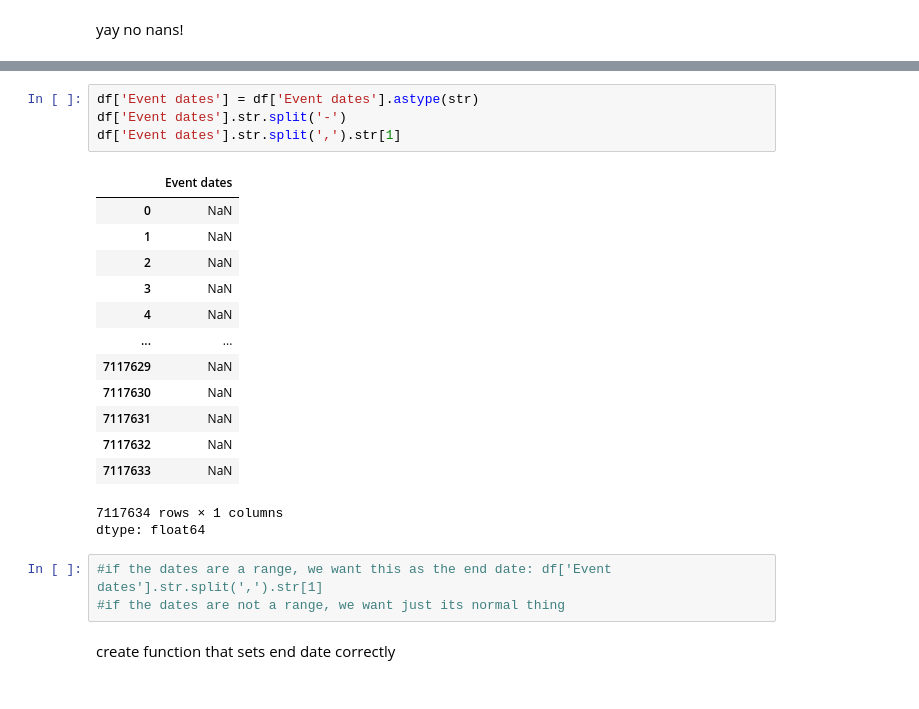
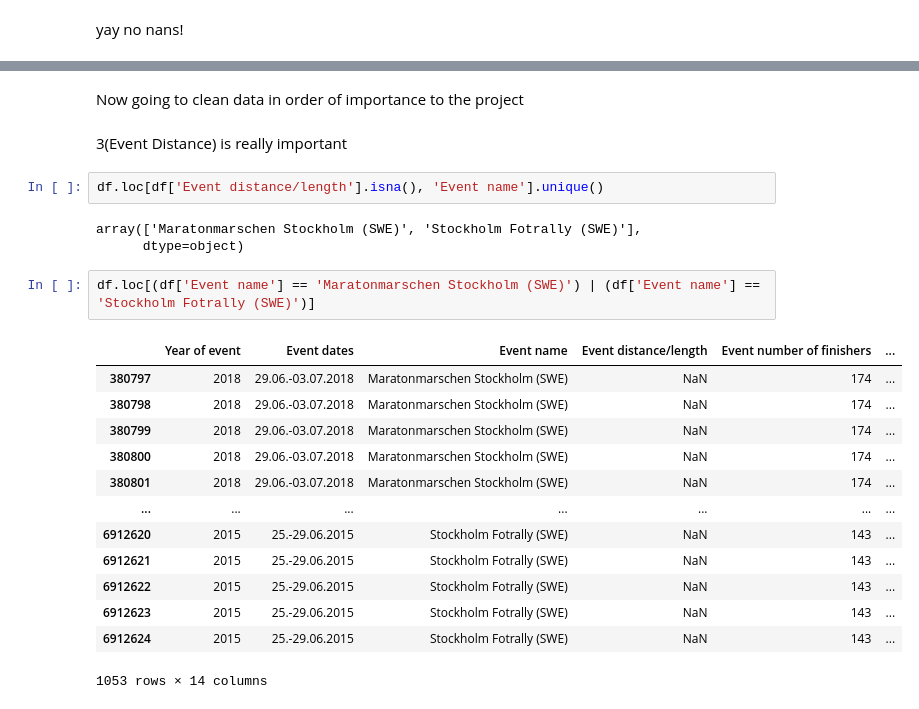
Before and after one commit to kendall-lucas25/women_endurance, a Jupyter notebook: DTSC_220_Final.ipynb, the cells around one changed output, grey strips where cells are left out. Cells and saved outputs as stored; diff of their text form.

```diff
--- a/DTSC_220_Final.ipynb
+++ b/DTSC_220_Final.ipynb
@@ -245,25 +187,26 @@ create end date column first (this is always the last 10 digits of the string (i
-# %%
-df['Event dates'] = df['Event dates'].astype(str)
-df['Event dates'].str.split('-')
-df['Event dates'].str.split(',').str[1]
-# %% [output]
-|  | Event dates |
-| 0 | NaN |
-| 1 | NaN |
-| 2 | NaN |
-| 3 | NaN |
-| 4 | NaN |
-| ... | ... |
-| 7117629 | NaN |
-| 7117630 | NaN |
-| 7117631 | NaN |
-| 7117632 | NaN |
-| 7117633 | NaN |
-7117634 rows × 1 columns
-dtype: float64
-# %%
-#if the dates are a range, we want this as the end date: df['Event dates'].str.split(',').str[1]
-#if the dates are not a range, we want just its normal thing
-# %% [markdown]
-create function that sets end date correctly
+# %% [markdown]
+Now going to clean data in order of importance to the project
+# %% [markdown]
+3(Event Distance) is really important
+# %%
+df.loc[df['Event distance/length'].isna(), 'Event name'].unique()
+# %% [output]
+array(['Maratonmarschen Stockholm (SWE)', 'Stockholm Fotrally (SWE)'],
+      dtype=object)
+# %%
+df.loc[(df['Event name'] == 'Maratonmarschen Stockholm (SWE)') | (df['Event name'] == 'Stockholm Fotrally (SWE)')]
+# %% [output]
+|  | Year of event | Event dates | Event name | Event distance/length | Event number of finishers | ... |
+| 380797 | 2018 | 29.06.-03.07.2018 | Maratonmarschen Stockholm (SWE) | NaN | 174 | ... |
+| 380798 | 2018 | 29.06.-03.07.2018 | Maratonmarschen Stockholm (SWE) | NaN | 174 | ... |
+| 380799 | 2018 | 29.06.-03.07.2018 | Maratonmarschen Stockholm (SWE) | NaN | 174 | ... |
+| 380800 | 2018 | 29.06.-03.07.2018 | Maratonmarschen Stockholm (SWE) | NaN | 174 | ... |
+| 380801 | 2018 | 29.06.-03.07.2018 | Maratonmarschen Stockholm (SWE) | NaN | 174 | ... |
+| ... | ... | ... | ... | ... | ... | ... |
+| 6912620 | 2015 | 25.-29.06.2015 | Stockholm Fotrally (SWE) | NaN | 143 | ... |
+| 6912621 | 2015 | 25.-29.06.2015 | Stockholm Fotrally (SWE) | NaN | 143 | ... |
+| 6912622 | 2015 | 25.-29.06.2015 | Stockholm Fotrally (SWE) | NaN | 143 | ... |
+| 6912623 | 2015 | 25.-29.06.2015 | Stockholm Fotrally (SWE) | NaN | 143 | ... |
+| 6912624 | 2015 | 25.-29.06.2015 | Stockholm Fotrally (SWE) | NaN | 143 | ... |
+1053 rows × 14 columns
 # %%
```
Also changed, not shown: parts of 23 cells of this notebook.
